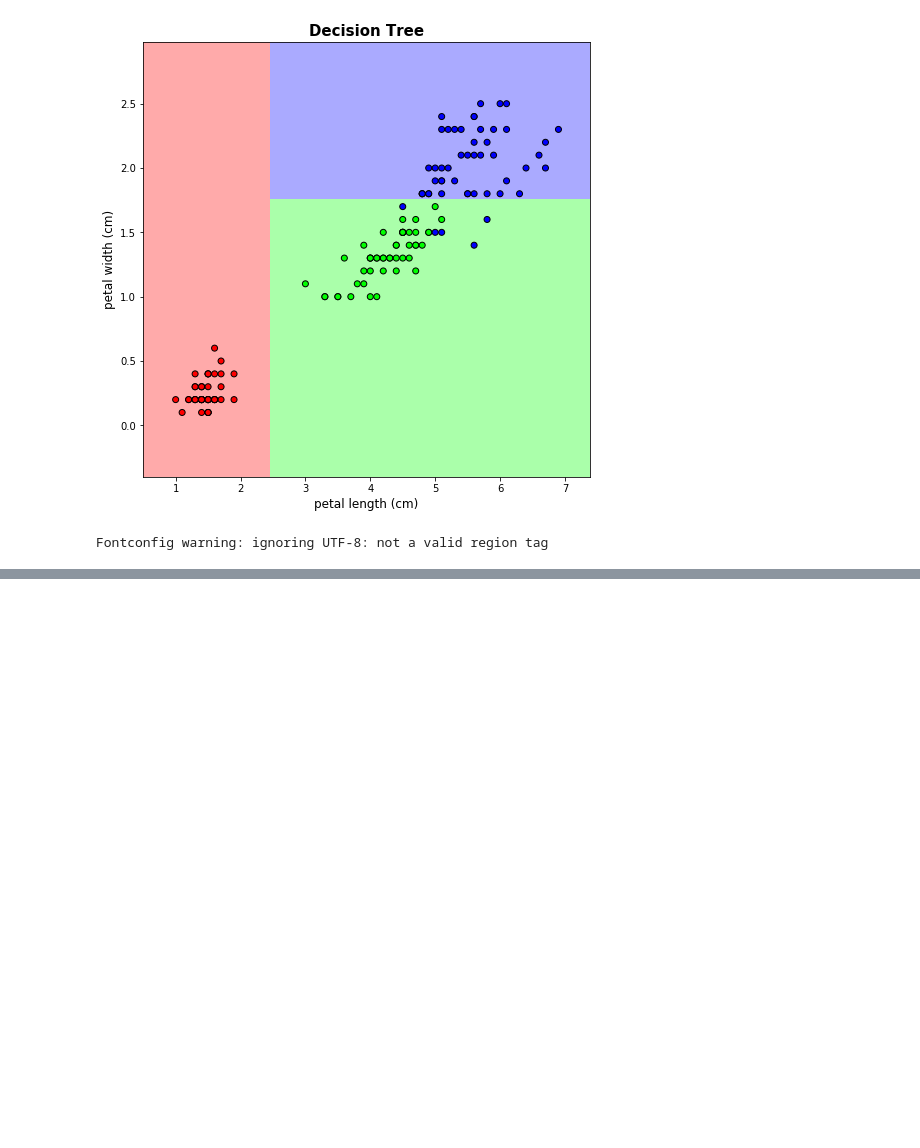
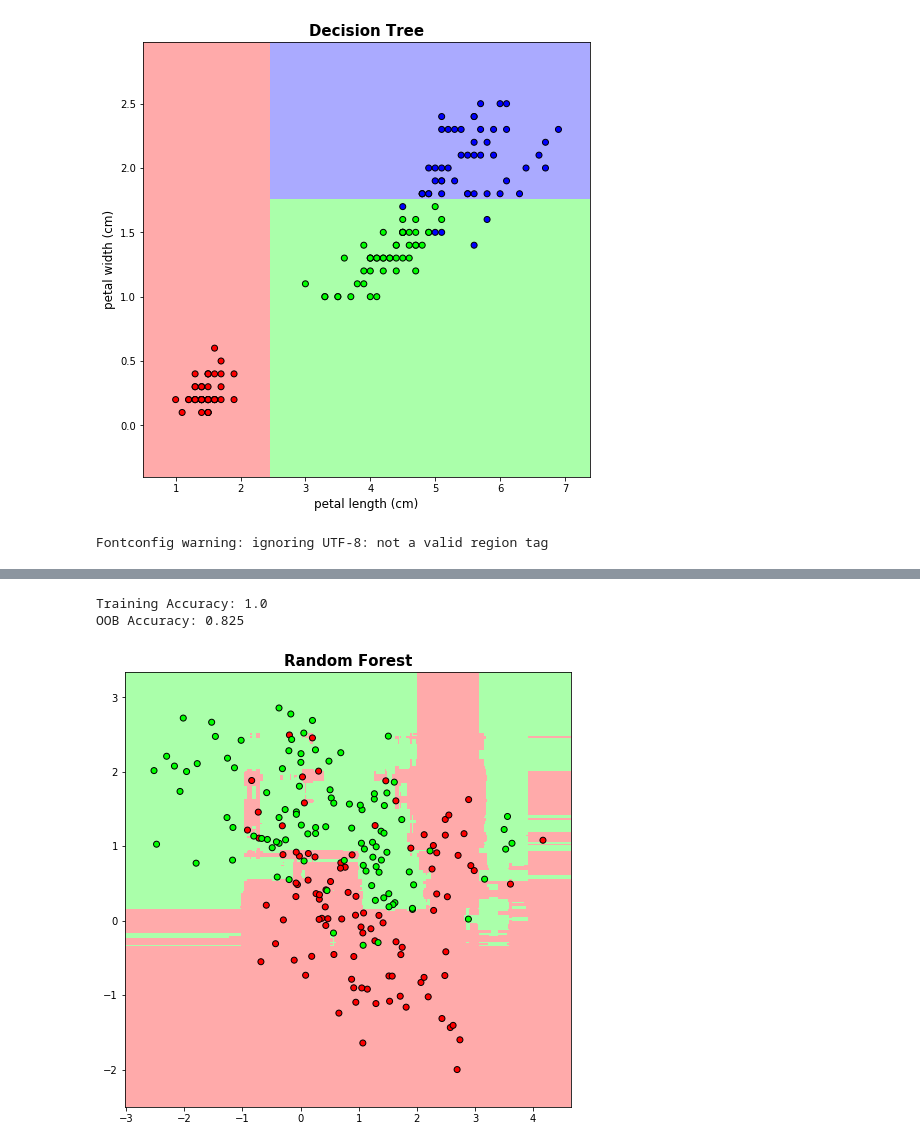
Before and after one commit to anhnguyendepocen/Stat3612, a Jupyter notebook: Lecture8/Lecture8 Tree_based Methods.ipynb, the cells around one changed output, grey strips where cells are left out. Drawn from its saved outputs; the diff is of its cells as text; code cells hidden in the pictures; blank space fills up the shorter version.

```diff
--- a/Lecture8/Lecture8 Tree_based Methods.ipynb
+++ b/Lecture8/Lecture8 Tree_based Methods.ipynb
@@ -156,0 +204,20 @@ Fontconfig warning: ignoring UTF-8: not a valid region tag
+# %%
+from sklearn.ensemble import RandomForestClassifier
+
+RF_clf = RandomForestClassifier(n_estimators=300, oob_score=True)
+RF_clf.fit(X,y)
+print("Training Accuracy:", accuracy_score(y, RF_clf.predict(X)))
+print("OOB Accuracy:", RF_clf.oob_score_)
+
+Z = RF_clf.predict(np.c_[xx.ravel(), yy.ravel()])
+Z = Z.reshape(xx.shape)
+
+plt.figure(1, figsize=(8, 8))
+plt.pcolormesh(xx, yy, Z, cmap=cmap_light)
+plt.scatter(X[:, 0:1], X[:, 1:2], c=y, edgecolors='k', cmap=cmap_bold)
+plt.title("Random Forest", fontsize=15, fontweight="bold")
+plt.show()
+# %% [output]
+Training Accuracy: 1.0
+OOB Accuracy: 0.825
+[figure, added]
```
Also changed, not shown: parts of 11 cells of this notebook, 4 other files.
